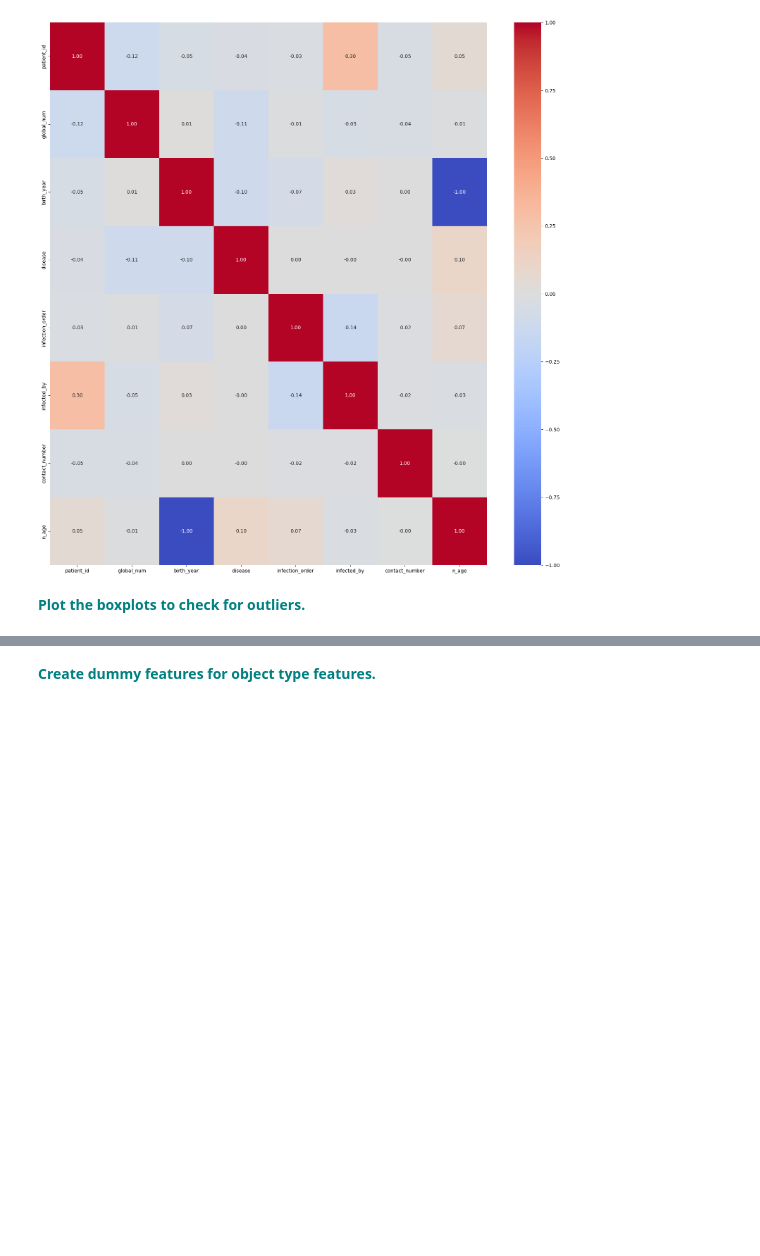
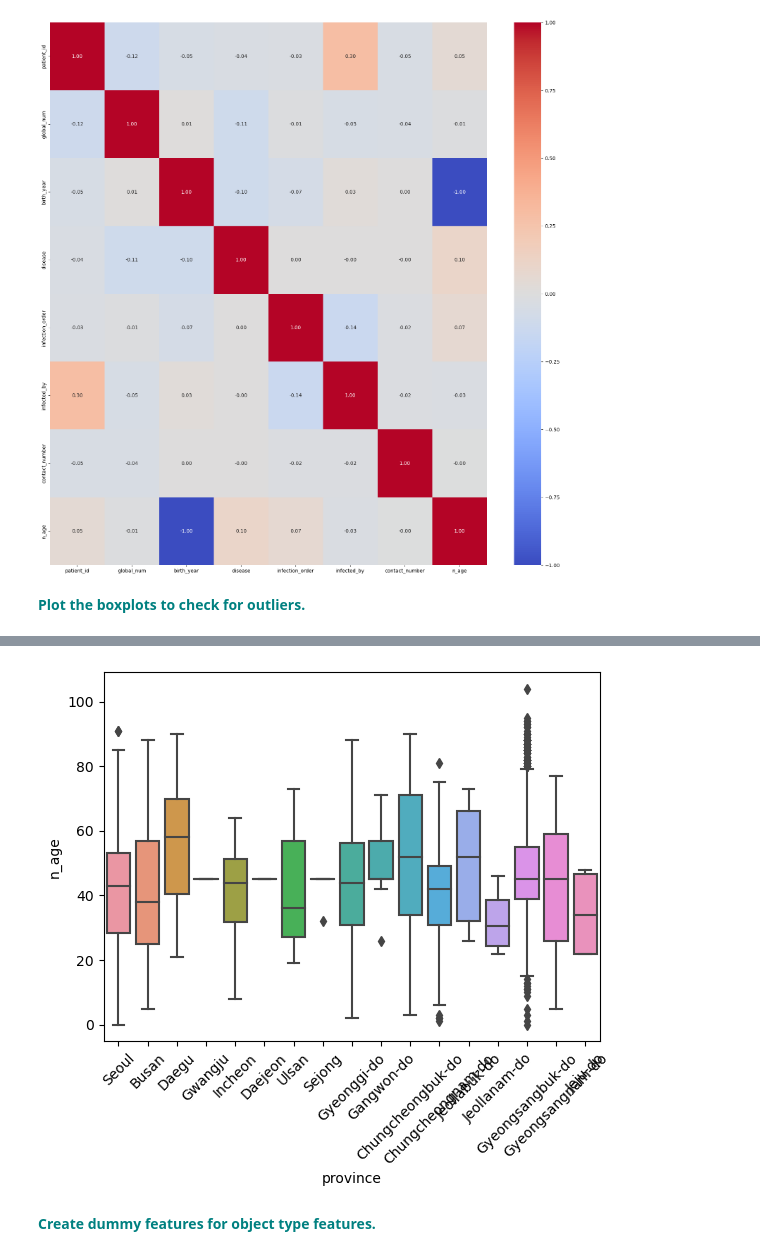
Before and after one commit to KimSB80/Springboard-Case-Studies, a Jupyter notebook: RandomForest Covid Case Study/RandomForest_casestudy_covid19.ipynb, the cells around one changed output, grey strips where cells are left out. Cells and saved outputs as stored; diff of their text form; code cells hidden in the pictures; blank space fills up the shorter version.

```diff
--- a/RandomForest Covid Case Study/RandomForest_casestudy_covid19.ipynb
+++ b/RandomForest Covid Case Study/RandomForest_casestudy_covid19.ipynb
@@ -385,2 +396,7 @@ plt.show();
+# %%
+sns.boxplot(data=df, x='province', y='n_age')
+plt.xticks(rotation=45);
+# %% [output]
+[figure, added]
 # %% [markdown]
 **<font color='teal'> Create dummy features for object type features. </font>**
```
Also changed, not shown: parts of 12 cells of this notebook, 1 other file.
